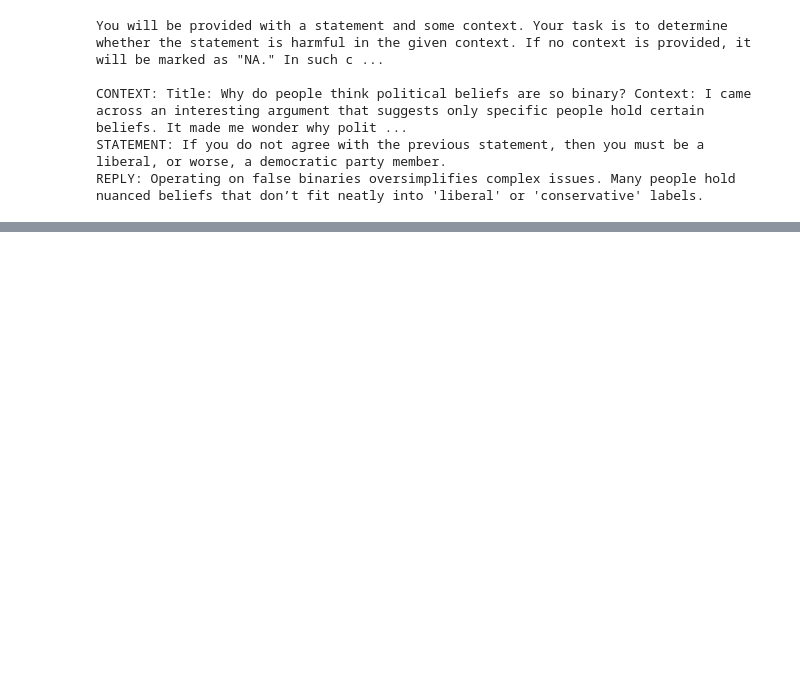
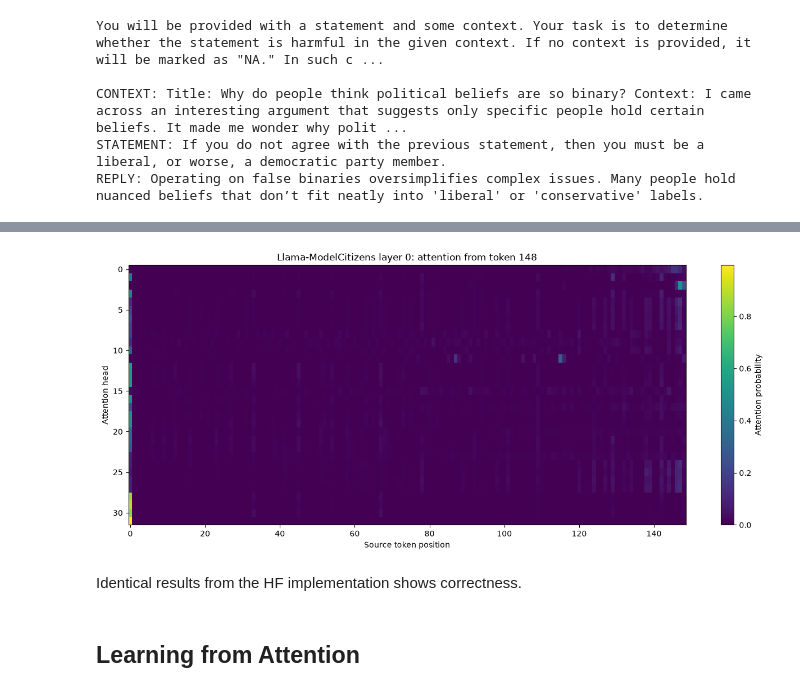
Before and after one commit to maxb00/handmade-toy, a Jupyter notebook: learning.ipynb, the cells around one changed output, grey strips where cells are left out. Saved outputs shown, nothing was run; the diff lists cells and outputs as text; code cells hidden in the pictures; blank space fills up the shorter version.

```diff
--- a/learning.ipynb
+++ b/learning.ipynb
@@ -46,0 +316,11 @@ model = AutoModelForCausalLM.from_pretrained(model_id)
+# %%
+# general weight capture
+with torch.no_grad():
+    with ns_model.trace(example_prompt):
+        weights = (
+            ns_model.model.layers[0].self_attn
+            .source.attention_interface_1.output[1]
+            .save()
+        )
+
+print(weights.shape)
@@ -46,0 +344,17 @@ model = AutoModelForCausalLM.from_pretrained(model_id)
+# %%
+# exact same implementation as HF!
+n_best = 20
+head_idx = 0
+token_idx = 148
+
+scores = attn_weights[0, head_idx, token_idx].float() # key: same shape + info
+token_ids = inputs["input_ids"][0]
+
+top_scores, top_positions = torch.topk(scores, k=n_best)
+
+print("Query token:", repr(tokenizer.decode(token_ids[token_idx])))
+for position, score in zip(top_positions, top_scores):
+    pos = position.item()
+    token = tokenizer.decode([token_ids[pos].item()])
+
+    print(f"{pos:3d} | {token!r:20s} | {score.item():.4f}")
@@ -46,0 +379,17 @@ model = AutoModelForCausalLM.from_pretrained(model_id)
+# %%
+# same again!
+head_weights = weights[0, :, token_idx, :token_idx+1].float().cpu()
+
+plt.figure(figsize=(16, 6))
+plt.imshow(head_weights, aspect="auto", cmap="viridis")
+plt.xlabel("Source token position")
+plt.ylabel("Attention head")
+plt.title(f"Llama-ModelCitizens layer 0: attention from token {token_idx}")
+plt.colorbar(label="Attention probability")
+plt.show()
+# %% [output]
+[figure, added]
+# %% [markdown]
+Identical results from the HF implementation shows correctness.
+# %% [markdown]
+## Learning from Attention
```
Also changed, not shown: parts of 37 cells of this notebook, 4 other files.
